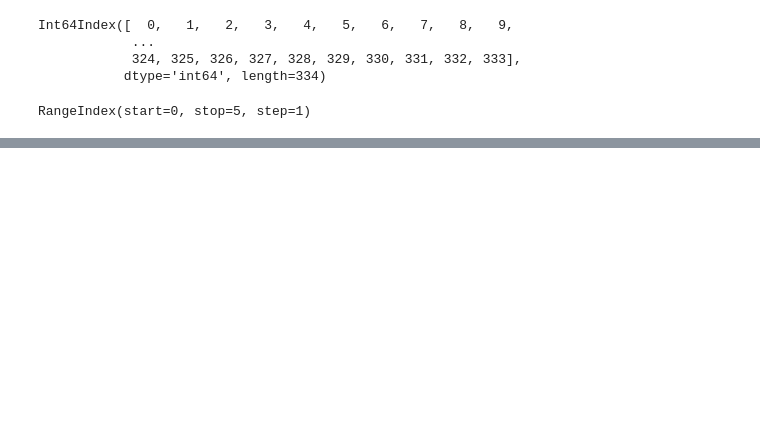
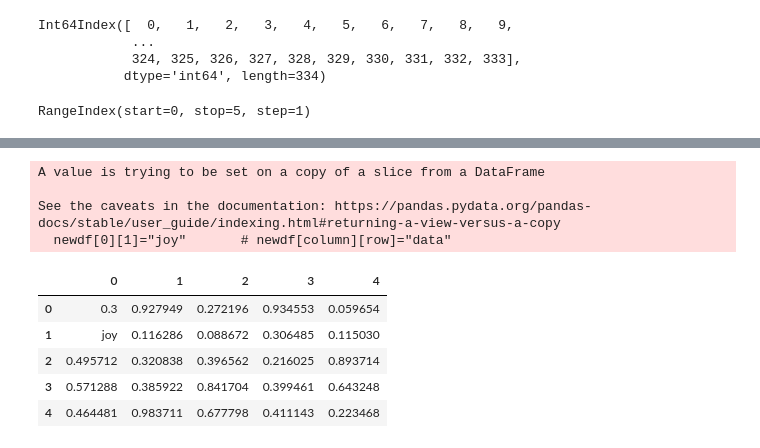
Before and after one commit to Subhrans/pandas, a Jupyter notebook: Untitled.ipynb, the cells around one changed output, grey strips where cells are left out. Drawn from its saved outputs; the diff is of its cells as text; code cells hidden in the pictures; blank space fills up the shorter version.

```diff
--- a/Untitled.ipynb
+++ b/Untitled.ipynb
@@ -136,0 +150,16 @@ AttributeError: 'DataFrame' object has no attribute 'to_numpy'
+# %%
+newdf[0][1]="joy"       # newdf[column][row]="data"
+# %% [output]
+A value is trying to be set on a copy of a slice from a DataFrame
+
+See the caveats in the documentation: https://pandas.pydata.org/pandas-docs/stable/user_guide/indexing.html#returning-a-view-versus-a-copy
+  newdf[0][1]="joy"       # newdf[column][row]="data"
+# %%
+newdf.head()
+# %% [output]
+|  | 0 | 1 | 2 | 3 | 4 |
+| 0 | 0.3 | 0.927949 | 0.272196 | 0.934553 | 0.059654 |
+| 1 | joy | 0.116286 | 0.088672 | 0.306485 | 0.115030 |
+| 2 | 0.495712 | 0.320838 | 0.396562 | 0.216025 | 0.893714 |
+| 3 | 0.571288 | 0.385922 | 0.841704 | 0.399461 | 0.643248 |
+| 4 | 0.464481 | 0.983711 | 0.677798 | 0.411143 | 0.223468 |
```
Also changed, not shown: parts of 26 cells of this notebook, 3 other files.
